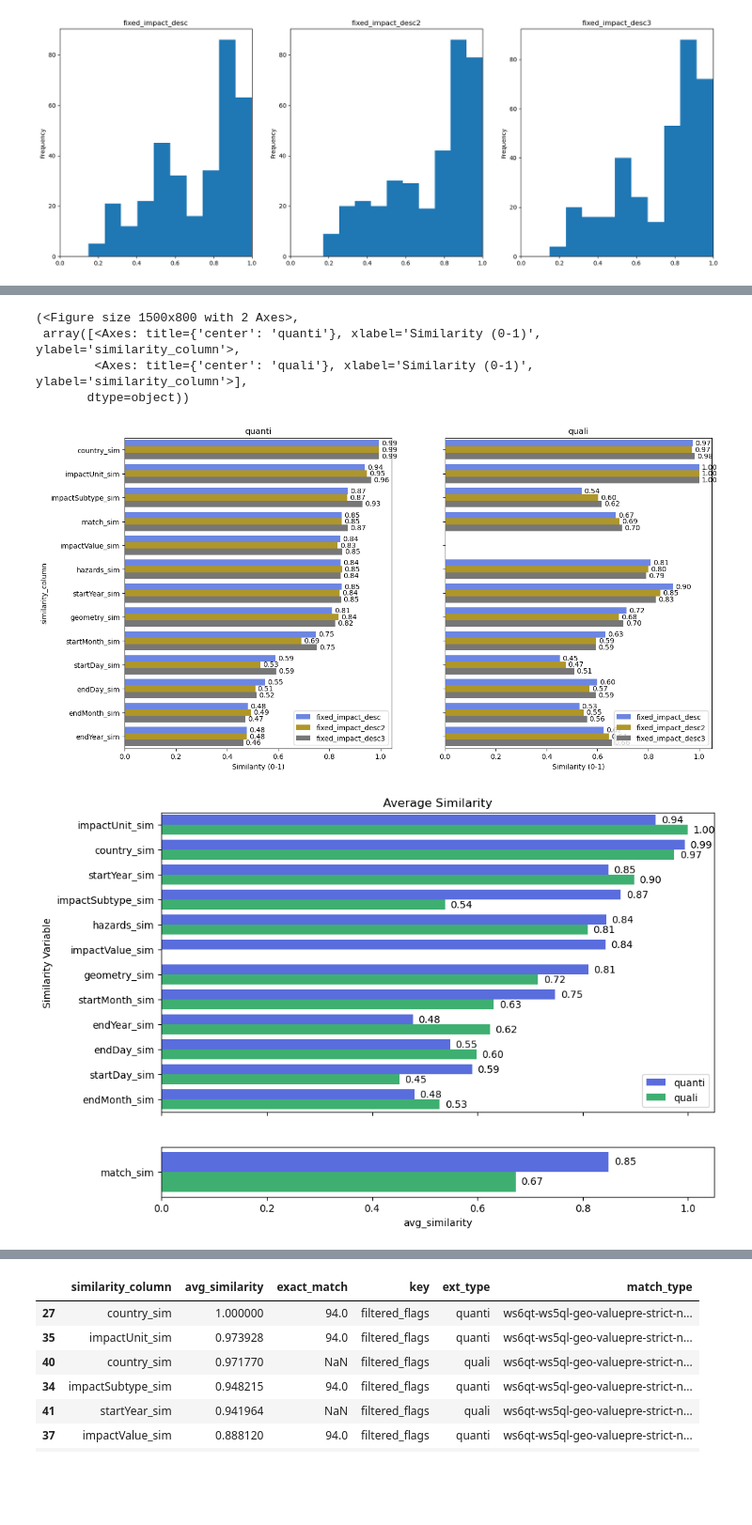
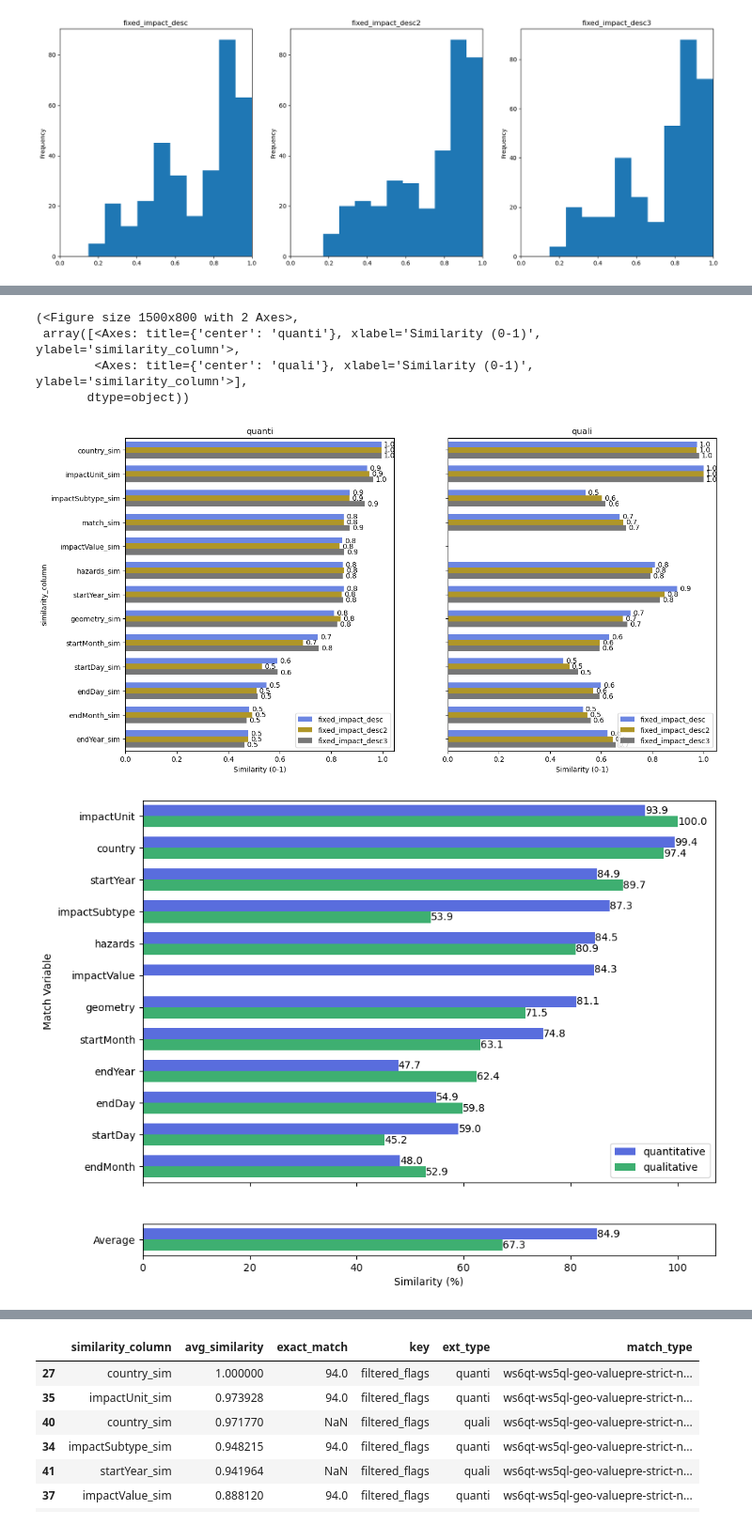
Before and after one commit to luseverin/ROUGE_database, a Jupyter notebook: notebooks/accuracy_results.ipynb, the cells around one changed output, grey strips where cells are left out. Shown at 94% size. Drawn from its saved outputs; the diff is of its cells as text; code cells hidden in the pictures; blank space fills up the shorter version.

Commit message:
Reformat accuracy plots

```diff
--- a/notebooks/accuracy_results.ipynb
+++ b/notebooks/accuracy_results.ipynb
@@ -227,7 +227,7 @@ def add_avg_text(ax, x_offset=0.01):
         if width == 0 or np.isnan(width):  # skip empty / dummy bars
             continue
         y = bar.get_y() + bar.get_height() / 2
-        ax.text(width + x_offset, y, f"{width:.2f}", va='center')
+        ax.text(width + x_offset, y, f"{width:.1f}", va='center')
     return ax
 
 def plot_avg_sim(df, subplot_col, hue_col, yvar, xlabel="%", value_col="value",subplot_vars=None, hue_vars=None, palette=None, add_avg=True, add_text=True,fig=None):
@@ -250,6 +250,7 @@ def plot_avg_sim(df, subplot_col, hue_col, yvar, xlabel="%", value_col="value",s
             hue=hue_col,
             hue_order=hue_vars,
             palette=ipal,
+            width=0.7,
             ax=ax[i]
         )
 
@@ -310,35 +311,47 @@ plot_avg_sim(plot_df, subplot_col=subplot_col, hue_col=hue_col, yvar=yvar, subpl
  array([<Axes: title={'center': 'quanti'}, xlabel='Similarity (0-1)', ylabel='similarity_column'>,
         <Axes: title={'center': 'quali'}, xlabel='Similarity (0-1)', ylabel='similarity_column'>],
        dtype=object))
-[figure, old version]
+[figure, new version]
 # %%
 ikey = "fixed_impact_desc"
 filter = "filtered_flags"
 plot_df = sim_df[(sim_df[keys_name] == ikey) & (sim_df["filter"] == filter)].sort_values(by="avg_similarity", ascending=False)
 plot_df_avg = plot_df[plot_df["similarity_column"] == "match_sim"]
 plot_df =  plot_df[plot_df["similarity_column"] != "match_sim"]
 palette = ["#435EF3", "#2bc26f"]
 subplot_col = keys_name
 subplot_vars = [ikey]
 hue_col ="ext_type"
 yvar = "similarity_column"
-hue_vars = ["quanti", "quali"]
-fig, axes = plt.subplots(2,1, figsize=(10, 7),sharey=False, sharex=True, gridspec_kw={'height_ratios': [6, 1]})
+hue_vars = ["quantitative", "qualitative"]
+plot_df["similarity_column"] = plot_df["similarity_column"].str.replace("_sim", "") #for plotting
+plot_df["avg_similarity"] = plot_df["avg_similarity"]*100
+plot_df_avg["avg_similarity"] = plot_df_avg["avg_similarity"]*100
+plot_df["ext_type"] = plot_df["ext_type"].str.replace("quanti", "quantitative")
+plot_df["ext_type"] = plot_df["ext_type"].str.replace("quali", "qualitative")
+plot_df_avg["ext_type"] = plot_df_avg["ext_type"].str.replace("quanti", "quantitative")
+plot_df_avg["ext_type"] = plot_df_avg["ext_type"].str.replace("quali", "qualitative")
+
+fig, axes = plt.subplots(2,1, figsize=(10, 8),sharey=False, sharex=True, gridspec_kw={'height_ratios': [12, 1]})
 fig, axes = plot_avg_sim(plot_df, subplot_col=subplot_col, hue_col=hue_col, yvar=yvar, subplot_vars=subplot_vars, hue_vars=hue_vars, palette=palette,xlabel="Similarity (0-1)", value_col="avg_similarity", add_text=True, add_avg=False, fig=fig)
 #add average match
 sns.barplot(
     data=plot_df_avg,
     x="avg_similarity", y=yvar,
     hue=hue_col,
     hue_order=hue_vars,
     palette=palette,
+    width=0.7,
     ax=axes[1]
 )
+axes[1].set_xlim(0, 107)
 axes[1] = add_avg_text(axes[1])
-axes[0].set_ylabel("Similarity Variable")
-axes[0].set_title("Average Similarity")
+axes[1].set_yticklabels(["Average"])
+axes[0].set_ylabel("Match Variable")
+axes[1].set_xlabel("Similarity (%)")
+axes[0].set_title("")
 axes[1].set_ylabel("")
 axes[1].get_legend().remove()
 fig.savefig(DATA_FIGURE / f"avg_sim_by_{yvar}_{subplot_col}_{filter}_{ikey}_{match_type}_{model.replace(model, MODEL_NAMES_MAP[model])}.png", bbox_inches="tight", dpi=300)
 # %% [output]
-[figure, old version]
+[figure, new version]
```
Also changed, not shown: parts of 3 cells of this notebook.
